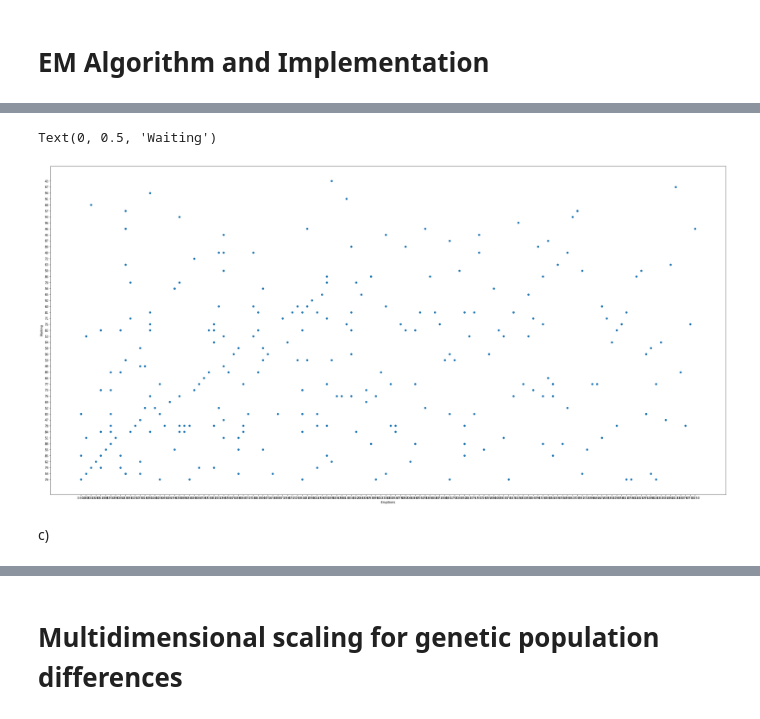
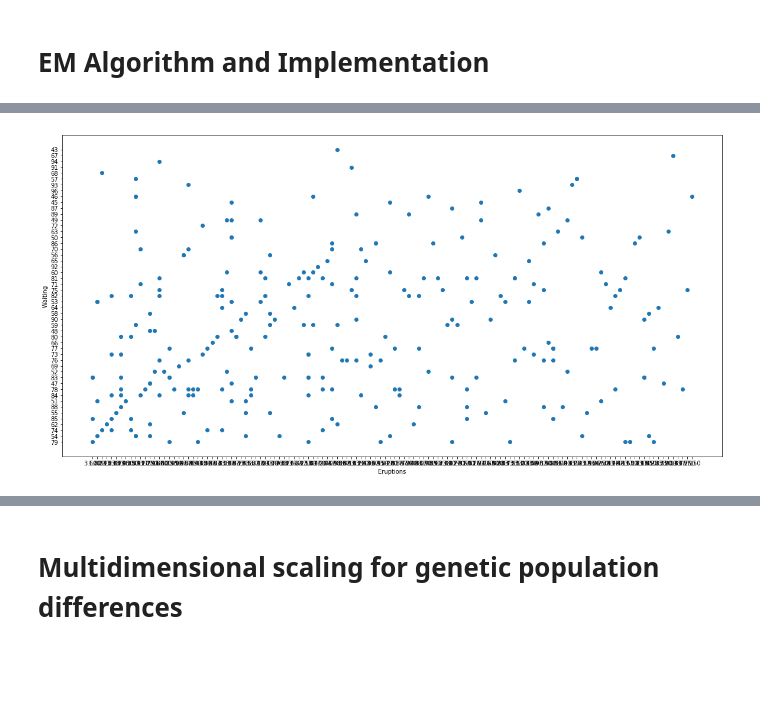
Before and after one commit to simirajpal/Applied-Machine-Learning, a Jupyter notebook: Assignment_3/Homework3_Code.ipynb, the cells around one changed output, grey strips where cells are left out. Cells and saved outputs as stored; diff of their text form; code cells hidden in the pictures; blank space fills up the shorter version.

```diff
--- a/Assignment_3/Homework3_Code.ipynb
+++ b/Assignment_3/Homework3_Code.ipynb
@@ -520,19 +530,11 @@ b)
 # %%
-# import libraries
-from sklearn import mixture
-
-dataList = []
-
 with open('faithful.dat.txt') as f:
-    df = pd.DataFrame()
     data = False
-    for line in f:
-        if data == True:
-            line = (line.strip()).split()
-            line.pop(0) # to remove index (we can comment this line and add it back if needed)
-            dataList.append(line)
-        if line == '    eruptions waiting\n':
+    for i,line in enumerate(f):
+        if data == False:
+            if line == '    eruptions waiting\n':
                 data = True
-
-df = pd.DataFrame(dataList)
-df.columns = ['eruptions', 'waiting']
+                df = pd.DataFrame(columns=['eruptions', 'waiting'])
+        else:
+            line = line.split()
+            df.loc[line[0]] = line[1:]
@@ -560,11 +541,8 @@ df # quality check
 # %%
 # plot dataframe
-plt.figure(figsize=(40,20))
+plt.figure(figsize=(20,10))
 plt.scatter(df['eruptions'], df['waiting'])
 plt.xlabel('Eruptions')
-plt.ylabel('Waiting')
+plt.ylabel('Waiting');
 # %% [output]
-Text(0, 0.5, 'Waiting')
-[figure, old version]
+[figure, new version]
-# %% [markdown]
-c)
```
Also changed, not shown: parts of 12 cells of this notebook, 2 other files.
